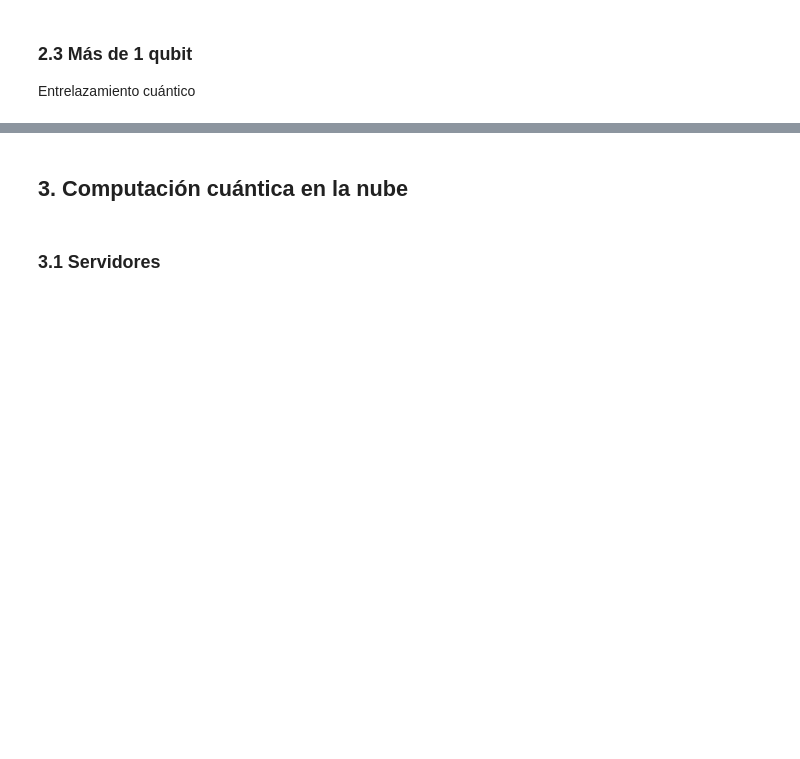
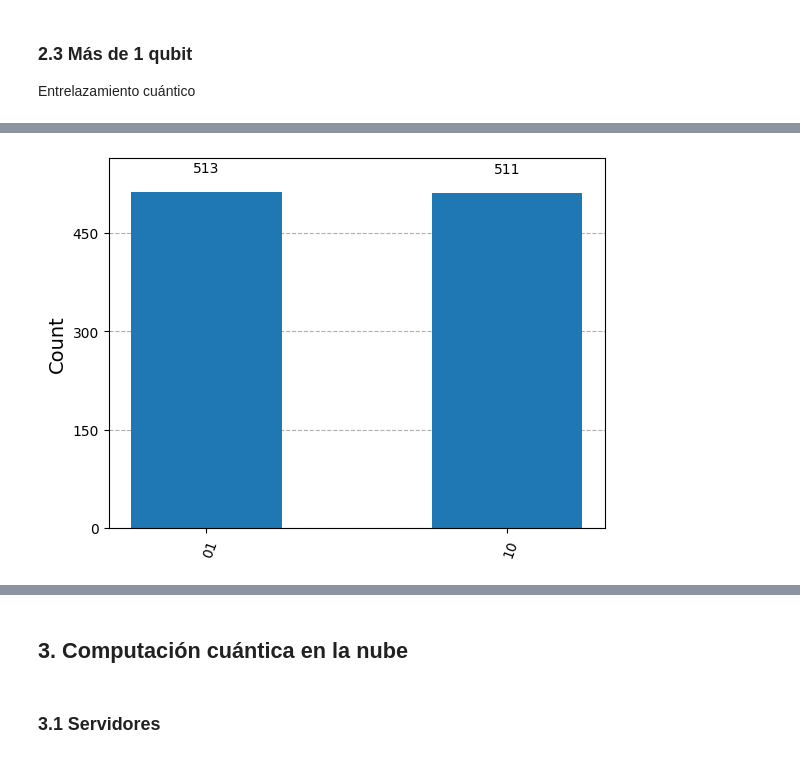
Before and after one commit to AlbertoJOR/tutorialQiskit, a Jupyter notebook: tutorial.ipynb, the cells around one changed output, grey strips where cells are left out. Drawn from its saved outputs; the diff is of its cells as text; code cells hidden in the pictures; blank space fills up the shorter version.

```diff
--- a/tutorial.ipynb
+++ b/tutorial.ipynb
@@ -96,8 +113,10 @@ bell.draw(**draw_kwargs)
 # %%
 simulator = AerSimulator()
-result = simulator.run(bell, shots = 64).result()
+result = simulator.run(bell, shots = 1024).result()
 counts = result.get_counts(0)
 plot_histogram(counts)
+# %% [output]
+[figure, added]
 # %%
 qc = QuantumCircuit(3)
 
```
Also changed, not shown: parts of 42 cells of this notebook.
